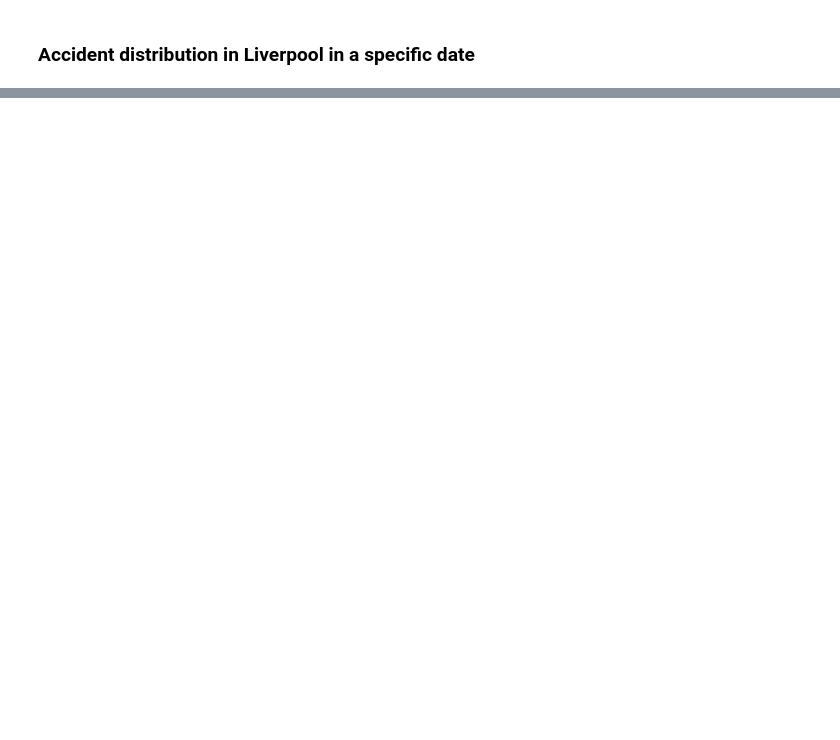
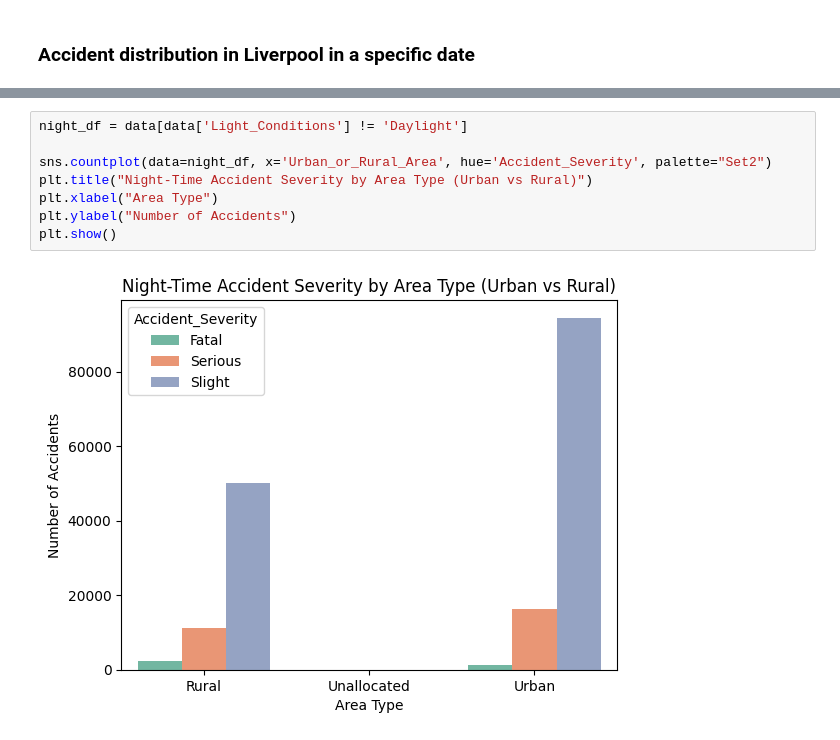
Before and after one commit to Johnrxyz/ELE03-DATA-ANALYTICS-REPO, a Jupyter notebook: Activity2_DistrictsAnalytics.ipynb, the cells around one changed output, grey strips where cells are left out. Cells and saved outputs as stored; diff of their text form; blank space fills up the shorter version.

```diff
--- a/Activity2_DistrictsAnalytics.ipynb
+++ b/Activity2_DistrictsAnalytics.ipynb
@@ -867,0 +914,10 @@ git push origin main
+# %%
+night_df = data[data['Light_Conditions'] != 'Daylight']
+
+sns.countplot(data=night_df, x='Urban_or_Rural_Area', hue='Accident_Severity', palette="Set2")
+plt.title("Night-Time Accident Severity by Area Type (Urban vs Rural)")
+plt.xlabel("Area Type")
+plt.ylabel("Number of Accidents")
+plt.show()
+# %% [output]
+[figure, added]
```
Also changed, not shown: parts of 28 cells of this notebook.
